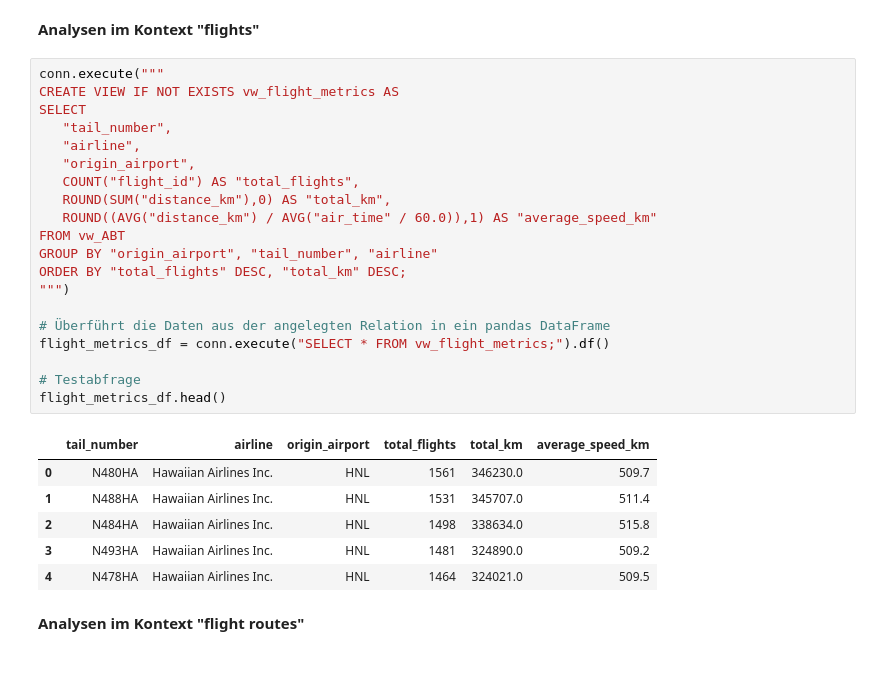
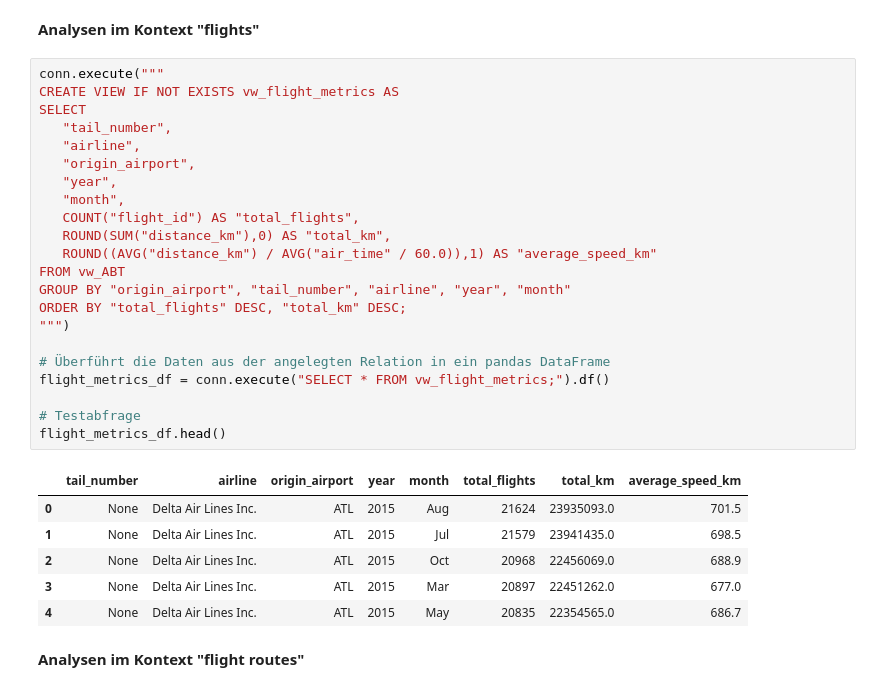
Before and after one commit to swrobuts/Flights, a Jupyter notebook: Flights.ipynb, the cells around one changed output. Saved outputs shown, nothing was run; the diff lists cells and outputs as text.

```diff
--- a/Flights.ipynb
+++ b/Flights.ipynb
@@ -619,30 +755,32 @@ airlines_metrics_df.head()
 # %%
 conn.execute("""
 CREATE VIEW IF NOT EXISTS vw_flight_metrics AS
 SELECT
    "tail_number",
    "airline",
    "origin_airport",
+   "year",
+   "month",
    COUNT("flight_id") AS "total_flights",
    ROUND(SUM("distance_km"),0) AS "total_km",
    ROUND((AVG("distance_km") / AVG("air_time" / 60.0)),1) AS "average_speed_km"
 FROM vw_ABT
-GROUP BY "origin_airport", "tail_number", "airline"
+GROUP BY "origin_airport", "tail_number", "airline", "year", "month"
 ORDER BY "total_flights" DESC, "total_km" DESC;
 """)
 
 # Überführt die Daten aus der angelegten Relation in ein pandas DataFrame
 flight_metrics_df = conn.execute("SELECT * FROM vw_flight_metrics;").df()
 
 # Testabfrage
 flight_metrics_df.head()
 # %% [output]
-|  | tail_number | airline | origin_airport | total_flights | total_km | average_speed_km |
-| 0 | N480HA | Hawaiian Airlines Inc. | HNL | 1561 | 346230.0 | 509.7 |
-| 1 | N488HA | Hawaiian Airlines Inc. | HNL | 1531 | 345707.0 | 511.4 |
-| 2 | N484HA | Hawaiian Airlines Inc. | HNL | 1498 | 338634.0 | 515.8 |
-| 3 | N493HA | Hawaiian Airlines Inc. | HNL | 1481 | 324890.0 | 509.2 |
-| 4 | N478HA | Hawaiian Airlines Inc. | HNL | 1464 | 324021.0 | 509.5 |
+|  | tail_number | airline | origin_airport | year | month | total_flights | total_km | average_speed_km |
+| 0 | None | Delta Air Lines Inc. | ATL | 2015 | Aug | 21624 | 23935093.0 | 701.5 |
+| 1 | None | Delta Air Lines Inc. | ATL | 2015 | Jul | 21579 | 23941435.0 | 698.5 |
+| 2 | None | Delta Air Lines Inc. | ATL | 2015 | Oct | 20968 | 22456069.0 | 688.9 |
+| 3 | None | Delta Air Lines Inc. | ATL | 2015 | Mar | 20897 | 22451262.0 | 677.0 |
+| 4 | None | Delta Air Lines Inc. | ATL | 2015 | May | 20835 | 22354565.0 | 686.7 |
 # %% [markdown]
 **Analysen im Kontext "flight routes"**
 # %%
```
Also changed, not shown: parts of 17 cells of this notebook, 2 other files.
